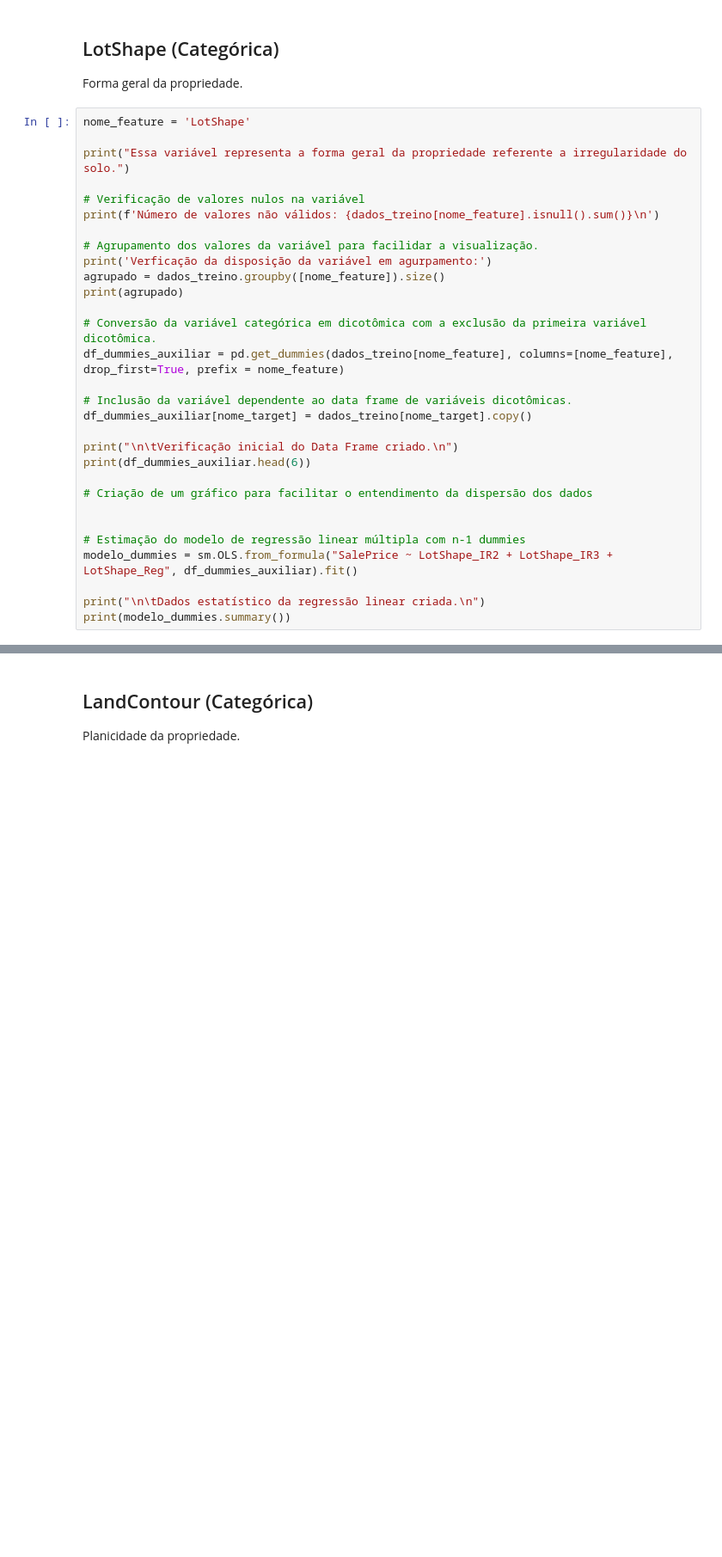
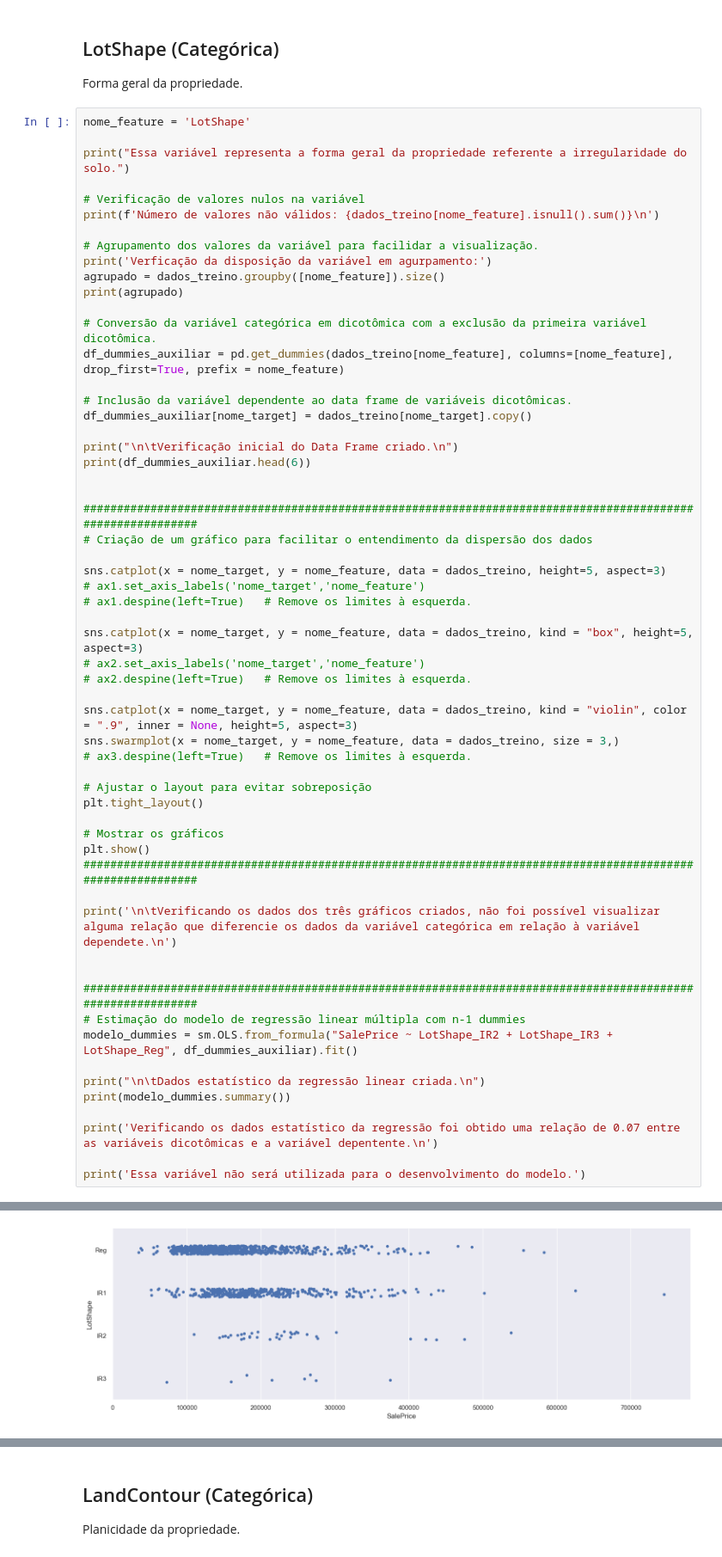
Before and after one commit to JohnDaytonCC/HousePricesPrediction, a Jupyter notebook: Notebook - House Prices Predition.ipynb, the cells around one changed output, grey strips where cells are left out. Shown at 86% size. Drawn from its saved outputs; the diff is of its cells as text; blank space fills up the shorter version.

Commit message:
Processo de seleção de variáveis categórica - Neighborhood.

```diff
--- a/Notebook - House Prices Predition.ipynb
+++ b/Notebook - House Prices Predition.ipynb
@@ -527,14 +573,42 @@ df_dummies_auxiliar[nome_target] = dados_treino[nome_target].copy()
 print("\n\tVerificação inicial do Data Frame criado.\n")
 print(df_dummies_auxiliar.head(6))
 
+
+############################################################################################################
 # Criação de um gráfico para facilitar o entendimento da dispersão dos dados
 
+sns.catplot(x = nome_target, y = nome_feature, data = dados_treino, height=5, aspect=3)
+# ax1.set_axis_labels('nome_target','nome_feature')
+# ax1.despine(left=True)   # Remove os limites à esquerda.
 
+sns.catplot(x = nome_target, y = nome_feature, data = dados_treino, kind = "box", height=5, aspect=3)
+# ax2.set_axis_labels('nome_target','nome_feature')
+# ax2.despine(left=True)   # Remove os limites à esquerda.
+
+sns.catplot(x = nome_target, y = nome_feature, data = dados_treino, kind = "violin", color = ".9", inner = None, height=5, aspect=3)
+sns.swarmplot(x = nome_target, y = nome_feature, data = dados_treino, size = 3,)
+# ax3.despine(left=True)   # Remove os limites à esquerda.
+
+# Ajustar o layout para evitar sobreposição
+plt.tight_layout()
+
+# Mostrar os gráficos
+plt.show()
+############################################################################################################
+
+print('\n\tVerificando os dados dos três gráficos criados, não foi possível visualizar alguma relação que diferencie os dados da variável categórica em relação à variável dependete.\n')
+
+
+############################################################################################################
 # Estimação do modelo de regressão linear múltipla com n-1 dummies
 modelo_dummies = sm.OLS.from_formula("SalePrice ~ LotShape_IR2 + LotShape_IR3 + LotShape_Reg", df_dummies_auxiliar).fit()
 
 print("\n\tDados estatístico da regressão linear criada.\n")
 print(modelo_dummies.summary())
+
+print('Verificando os dados estatístico da regressão foi obtido uma relação de 0.07 entre as variáveis dicotômicas e a variável depentente.\n')
+
+print('Essa variável não será utilizada para o desenvolvimento do modelo.')
 # %% [output]
 Essa variável representa a forma geral da propriedade referente a irregularidade do solo.
 Número de valores não válidos: 0
@@ -555,0 +633 @@ Notes:
+[figure, added]
```
Also changed, not shown: parts of 39 cells of this notebook.
